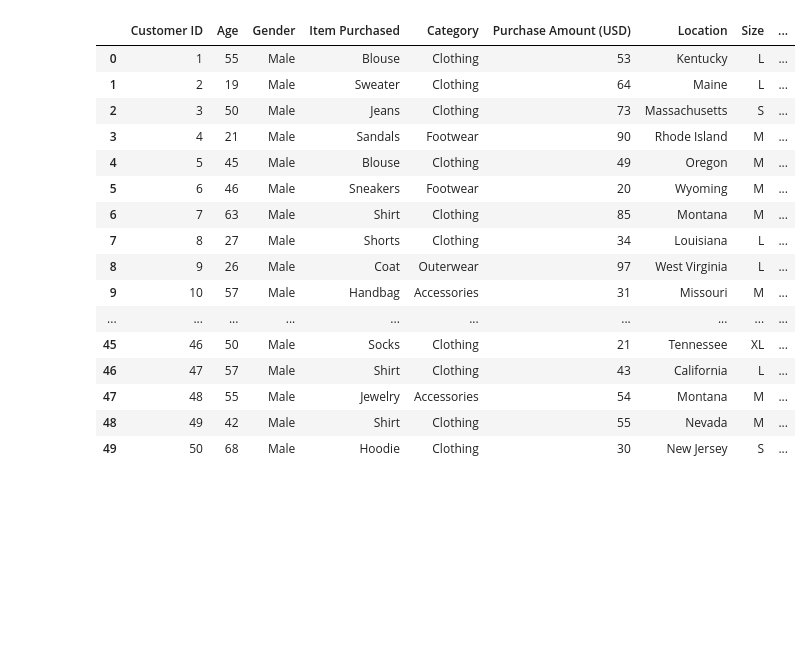
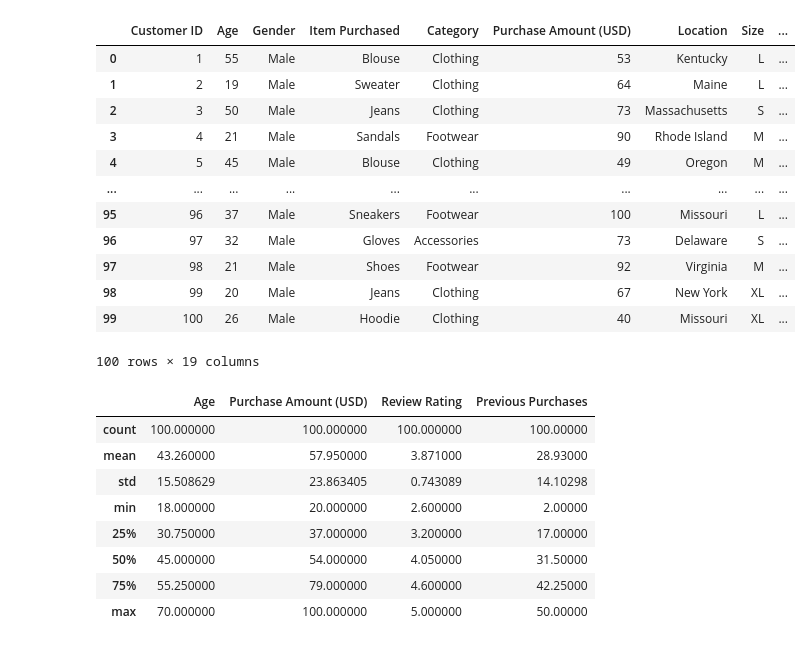
Before and after one commit to DuyetVu2001/pythonProject, a Jupyter notebook: btl.ipynb, the cells around one changed output. Saved outputs shown, nothing was run; the diff lists cells and outputs as text; code cells hidden in the pictures; blank space fills up the shorter version.

```diff
--- a/btl.ipynb
+++ b/btl.ipynb
@@ -6,23 +6,31 @@ import matplotlib.pyplot as plt
 import seaborn as sns
 import numpy as np
 # %%
-df = pd.read_csv('data/shopping_trends.csv', nrows=50)
-df.head(1000)
+df = pd.read_csv('data/shopping_trends.csv', nrows=100)
+df.head(100)
 # %% [output]
 |  | Customer ID | Age | Gender | Item Purchased | Category | Purchase Amount (USD) | Location | Size | ... |
 | 0 | 1 | 55 | Male | Blouse | Clothing | 53 | Kentucky | L | ... |
 | 1 | 2 | 19 | Male | Sweater | Clothing | 64 | Maine | L | ... |
 | 2 | 3 | 50 | Male | Jeans | Clothing | 73 | Massachusetts | S | ... |
 | 3 | 4 | 21 | Male | Sandals | Footwear | 90 | Rhode Island | M | ... |
 | 4 | 5 | 45 | Male | Blouse | Clothing | 49 | Oregon | M | ... |
-| 5 | 6 | 46 | Male | Sneakers | Footwear | 20 | Wyoming | M | ... |
-| 6 | 7 | 63 | Male | Shirt | Clothing | 85 | Montana | M | ... |
-| 7 | 8 | 27 | Male | Shorts | Clothing | 34 | Louisiana | L | ... |
-| 8 | 9 | 26 | Male | Coat | Outerwear | 97 | West Virginia | L | ... |
-| 9 | 10 | 57 | Male | Handbag | Accessories | 31 | Missouri | M | ... |
 | ... | ... | ... | ... | ... | ... | ... | ... | ... | ... |
-| 45 | 46 | 50 | Male | Socks | Clothing | 21 | Tennessee | XL | ... |
-| 46 | 47 | 57 | Male | Shirt | Clothing | 43 | California | L | ... |
-| 47 | 48 | 55 | Male | Jewelry | Accessories | 54 | Montana | M | ... |
-| 48 | 49 | 42 | Male | Shirt | Clothing | 55 | Nevada | M | ... |
-| 49 | 50 | 68 | Male | Hoodie | Clothing | 30 | New Jersey | S | ... |
+| 95 | 96 | 37 | Male | Sneakers | Footwear | 100 | Missouri | L | ... |
+| 96 | 97 | 32 | Male | Gloves | Accessories | 73 | Delaware | S | ... |
+| 97 | 98 | 21 | Male | Shoes | Footwear | 92 | Virginia | M | ... |
+| 98 | 99 | 20 | Male | Jeans | Clothing | 67 | New York | XL | ... |
+| 99 | 100 | 26 | Male | Hoodie | Clothing | 40 | Missouri | XL | ... |
+100 rows × 19 columns
+# %%
+df[['Age', 'Purchase Amount (USD)', 'Review Rating', 'Previous Purchases']].describe()
+# %% [output]
+|  | Age | Purchase Amount (USD) | Review Rating | Previous Purchases |
+| count | 100.000000 | 100.000000 | 100.000000 | 100.00000 |
+| mean | 43.260000 | 57.950000 | 3.871000 | 28.93000 |
+| std | 15.508629 | 23.863405 | 0.743089 | 14.10298 |
+| min | 18.000000 | 20.000000 | 2.600000 | 2.00000 |
+| 25% | 30.750000 | 37.000000 | 3.200000 | 17.00000 |
+| 50% | 45.000000 | 54.000000 | 4.050000 | 31.50000 |
+| 75% | 55.250000 | 79.000000 | 4.600000 | 42.25000 |
+| max | 70.000000 | 100.000000 | 5.000000 | 50.00000 |
```
Also changed, not shown: parts of 11 cells of this notebook.
